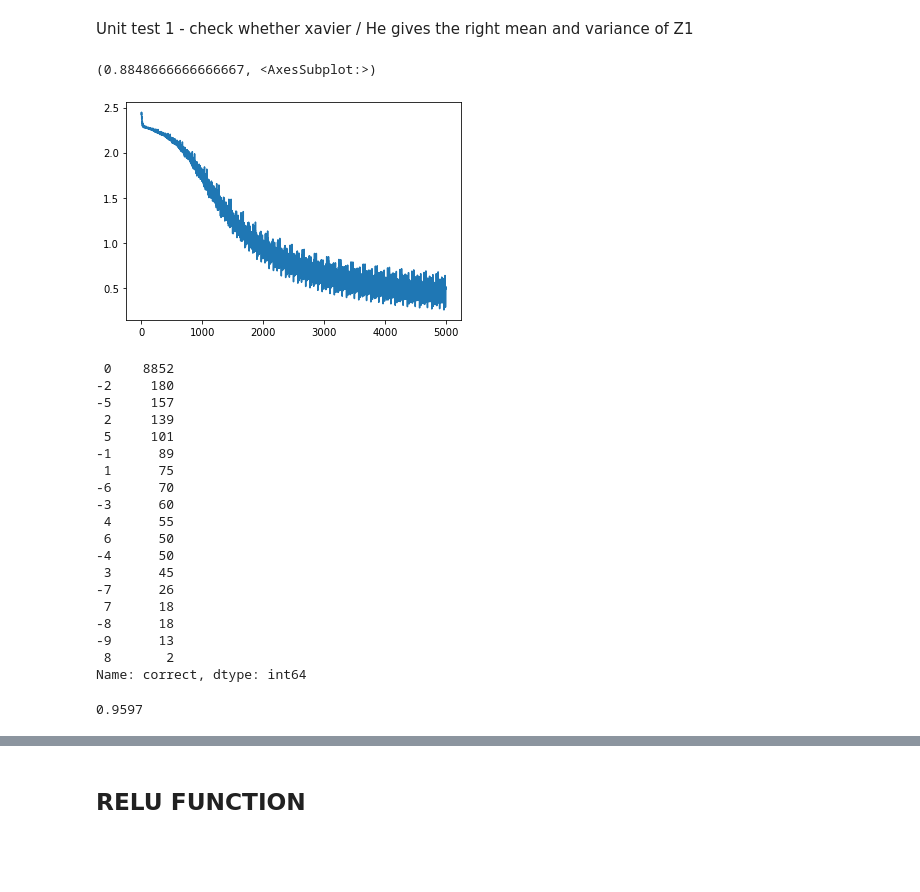
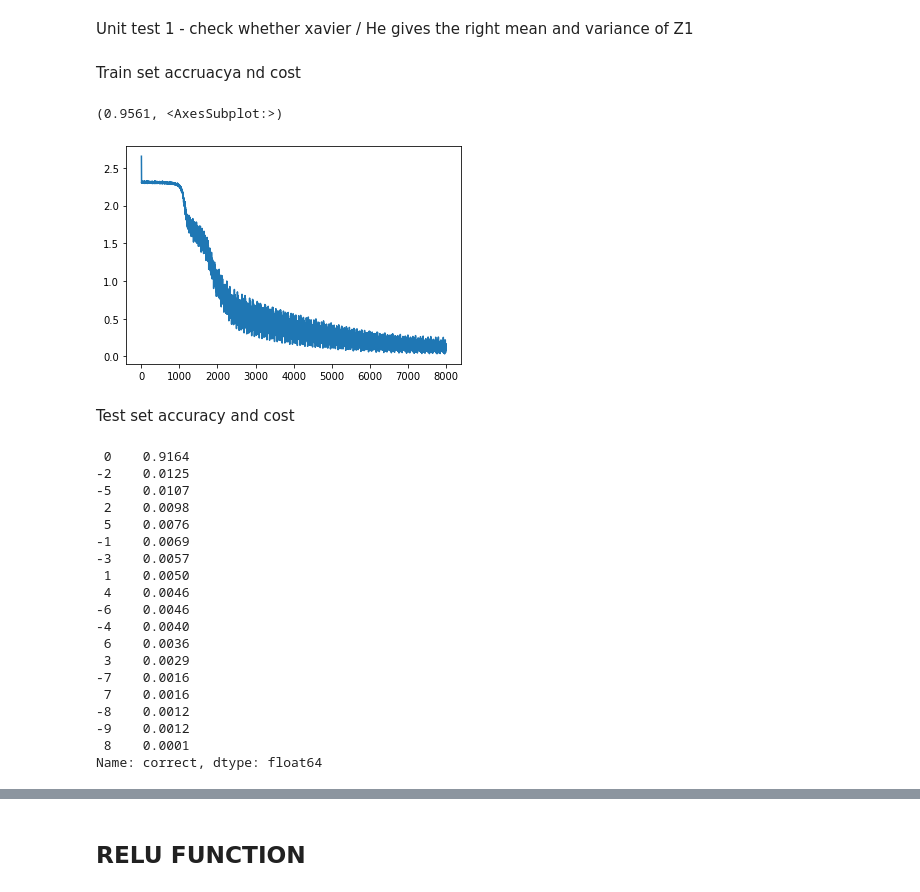
Before and after one commit to jakelourie1502/Neural_network_from_scratch, a Jupyter notebook: Softmax_mnist.ipynb, the cells around one changed output, grey strips where cells are left out. Saved outputs shown, nothing was run; the diff lists cells and outputs as text; code cells hidden in the pictures; blank space fills up the shorter version.

Commit message:
Works well with quick run through (8000 epochs), smallish model too

```diff
--- a/Softmax_mnist.ipynb
+++ b/Softmax_mnist.ipynb
@@ -201,38 +201,39 @@ nn_test.create_layers([100,50], 'sigmoid')
 nn_test.init_weights('xavier')
 # %%
-preds_accuracy_test, test_cost_log = nn_test.model_learn(x_train_flat, y_train, epochs = 5000, batches = 200, learning_rate=0.03, grad_update_lag = 0.8)
+epochs = 8000
+preds_accuracy_test, test_cost_log = nn_test.model_learn(x_train_flat, y_train, epochs = epochs, batches = 200, learning_rate=0.2, grad_update_lag = 0)
+# %% [markdown]
+Train set accruacya nd cost
 # %%
-preds_accuracy_test, sns.lineplot(np.linspace(1,5000,5000),test_cost_log)
+preds_accuracy_test, sns.lineplot(np.linspace(1,epochs,epochs),test_cost_log)
 # %% [output]
-(0.8848666666666667, <AxesSubplot:>)
+(0.9561, <AxesSubplot:>)
-[figure, old version]
+[figure, new version]
+# %% [markdown]
+Test set accuracy and cost
 # %%
 lop = nn_test.predict(x_test_flat, y_test, one_hot_y_test)
 # %%
 fdfd = pd.DataFrame({'predictions':np.array(lop[1]), 'true values': y_test})
 fdfd['correct'] = fdfd['predictions'] - fdfd['true values']
-fdfd['correct'].value_counts()
+fdfd['correct'].value_counts(normalize=True)
 # %% [output]
- 0    8852
--2     180
--5     157
- 2     139
- 5     101
--1      89
- 1      75
--6      70
--3      60
- 4      55
- 6      50
--4      50
- 3      45
--7      26
- 7      18
--8      18
--9      13
- 8       2
-Name: correct, dtype: int64
+ 0    0.9164
+-2    0.0125
+-5    0.0107
+ 2    0.0098
+ 5    0.0076
+-1    0.0069
+-3    0.0057
+ 1    0.0050
+ 4    0.0046
+-6    0.0046
+-4    0.0040
+ 6    0.0036
+ 3    0.0029
+-7    0.0016
+ 7    0.0016
+-8    0.0012
+-9    0.0012
+ 8    0.0001
+Name: correct, dtype: float64
-# %%
-acc_measuare
-# %% [output]
-0.9597
```
Also changed, not shown: parts of 5 cells of this notebook.
